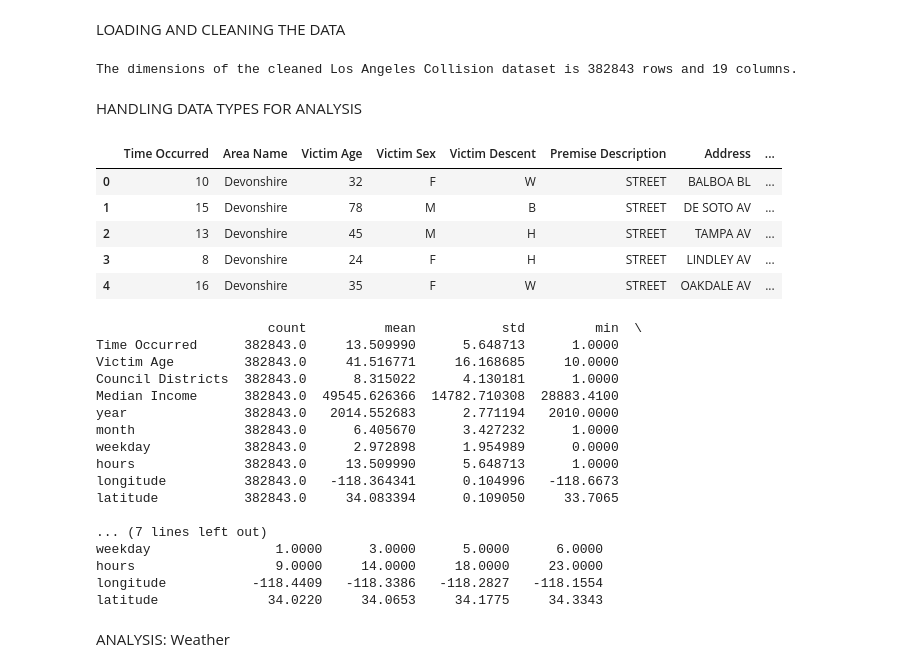
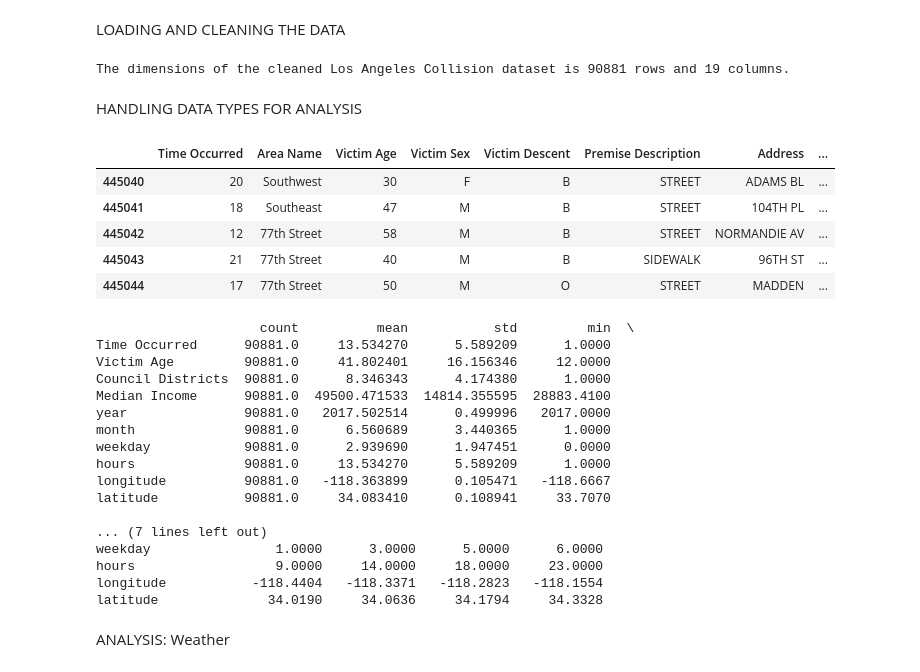
Before and after one commit to jtfields/IST652, a Jupyter notebook: Copy_of_LA_Traffic_Project_MASTER6.ipynb, the cells around one changed output. Cells and saved outputs as stored; diff of their text form; code cells hidden in the pictures.

```diff
--- a/Copy_of_LA_Traffic_Project_MASTER6.ipynb
+++ b/Copy_of_LA_Traffic_Project_MASTER6.ipynb
@@ -96,7 +96,7 @@ la['Council Districts'] = la['Council Districts'].astype(int)
 
 # Handling Date
 # format date and time
-la['Date'] =  pd.to_datetime(la['Date Occurred'])#, format='%Y/%m/%d')
+la['Date'] =  pd.to_datetime(la['Date Occurred'],format='%Y/%m/%d')
 # break up date to allow more variables for comparison
 la['year'] = pd.DatetimeIndex(la['Date']).year # adds years column
 la['month'] = pd.DatetimeIndex(la['Date']).month # adds month column
@@ -110,9 +110,12 @@ la_2017 = la[la['year'] == 2017]
 la_2018 = la[la['year'] == 2018]
 la_2019 = la[la['year'] == 2019]
 
+
 #This was moved to below the weather merge due to conflicts
 #making our main dataset only have 2017 and 2018 (due to weather scrape)
 #la = la[la['year'] == 2017 & 2018]
+frames = [la_2017, la_2018]
+la = pd.concat(frames)
 
 # Handling time, getting hours
 la["Time Occurred"] = la["Time Occurred"].astype(str)
@@ -138,7 +141,7 @@ la.dtypes
 dataframe_rows, dataframe_cols = la.shape
 print("The dimensions of the cleaned Los Angeles Collision dataset is",dataframe_rows,"rows and",dataframe_cols,"columns.")
 # %% [output]
-The dimensions of the cleaned Los Angeles Collision dataset is 382843 rows and 19 columns.
+The dimensions of the cleaned Los Angeles Collision dataset is 90881 rows and 19 columns.
 # %%
 # Theme and styles for visuals
 matplotlib.rcParams['font.family'] = "serif" # font
@@ -147,36 +150,36 @@ plt.style.use('ggplot')
 # %% [markdown]
 HANDLING DATA TYPES FOR ANALYSIS
 # %%
-la.head() #show final dataset rows
+la.tail() #show final dataset rows
 # %% [output]
 |  | Time Occurred | Area Name | Victim Age | Victim Sex | Victim Descent | Premise Description | Address | ... |
-| 0 | 10 | Devonshire | 32 | F | W | STREET | BALBOA BL | ... |
-| 1 | 15 | Devonshire | 78 | M | B | STREET | DE SOTO AV | ... |
-| 2 | 13 | Devonshire | 45 | M | H | STREET | TAMPA AV | ... |
-| 3 | 8 | Devonshire | 24 | F | H | STREET | LINDLEY AV | ... |
-| 4 | 16 | Devonshire | 35 | F | W | STREET | OAKDALE AV | ... |
+| 445040 | 20 | Southwest | 30 | F | B | STREET | ADAMS BL | ... |
+| 445041 | 18 | Southeast | 47 | M | B | STREET | 104TH PL | ... |
+| 445042 | 12 | 77th Street | 58 | M | B | STREET | NORMANDIE AV | ... |
+| 445043 | 21 | 77th Street | 40 | M | B | SIDEWALK | 96TH ST | ... |
+| 445044 | 17 | 77th Street | 50 | M | O | STREET | MADDEN | ... |
 # %%
 summary = la.describe()
 summary = summary.transpose()
 print(summary)
 # %% [output]
-                      count          mean           std         min  \
-Time Occurred      382843.0     13.509990      5.648713      1.0000
-Victim Age         382843.0     41.516771     16.168685     10.0000
-Council Districts  382843.0      8.315022      4.130181      1.0000
-Median Income      382843.0  49545.626366  14782.710308  28883.4100
-year               382843.0   2014.552683      2.771194   2010.0000
-month              382843.0      6.405670      3.427232      1.0000
-weekday            382843.0      2.972898      1.954989      0.0000
-hours              382843.0     13.509990      5.648713      1.0000
-longitude          382843.0   -118.364341      0.104996   -118.6673
-latitude           382843.0     34.083394      0.109050     33.7065
+                     count          mean           std         min  \
+Time Occurred      90881.0     13.534270      5.589209      1.0000
+Victim Age         90881.0     41.802401     16.156346     12.0000
+Council Districts  90881.0      8.346343      4.174380      1.0000
+Median Income      90881.0  49500.471533  14814.355595  28883.4100
+year               90881.0   2017.502514      0.499996   2017.0000
+month              90881.0      6.560689      3.440365      1.0000
+weekday            90881.0      2.939690      1.947451      0.0000
+hours              90881.0     13.534270      5.589209      1.0000
+longitude          90881.0   -118.363899      0.105471   -118.6667
+latitude           90881.0     34.083410      0.108941     33.7070
 
 ... (7 lines left out)
 weekday                1.0000      3.0000      5.0000      6.0000
 hours                  9.0000     14.0000     18.0000     23.0000
-longitude           -118.4409   -118.3386   -118.2827   -118.1554
-latitude              34.0220     34.0653     34.1775     34.3343
+longitude           -118.4404   -118.3371   -118.2823   -118.1554
+latitude              34.0190     34.0636     34.1794     34.3328
 # %% [markdown]
 ANALYSIS: Weather
 # %%
```
Also changed, not shown: parts of 6 cells of this notebook.
